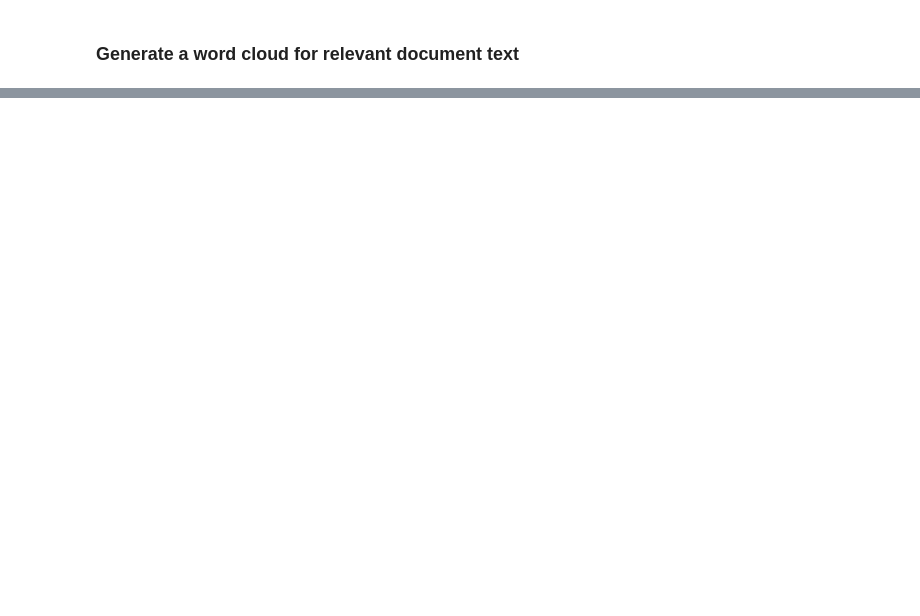
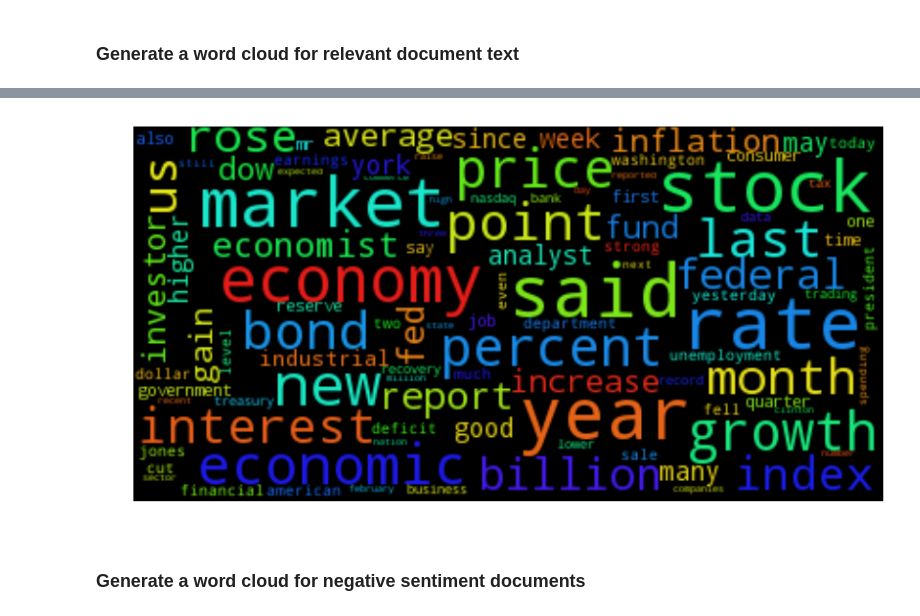
Before and after one commit to mspcvsp/EconomicNewsArticleToneRelevance, a Jupyter notebook: ExploratoryDataAnalysis.ipynb, the cells around one changed output, grey strips where cells are left out. Cells and saved outputs as stored; diff of their text form; code cells hidden in the pictures; blank space fills up the shorter version.

```diff
--- a/ExploratoryDataAnalysis.ipynb
+++ b/ExploratoryDataAnalysis.ipynb
@@ -270,0 +280,19 @@ plt.savefig('relevantArticleWC.png')
+# %%
+positive_sentiment_df = relevant_train_df[relevant_train_df["positivesentiment"] == True]
+
+positive_sentiment_text = ""
+
+for row in positive_sentiment_df.iterrows():
+    positive_sentiment_text += clean_text(row[1][text_index]) + " "
+# %%
+wordcloud = WordCloud(max_font_size=40,
+                      relative_scaling=.5,
+                      max_words=max_words).generate(positive_sentiment_text)
+plt.figure(figsize=(14,8))
+plt.imshow(wordcloud)
+plt.axis("off")
+plt.savefig('positiveSentiment.png')
+# %% [output]
+[figure, added]
+# %% [markdown]
+### Generate a word cloud for negative sentiment documents
```
Also changed, not shown: parts of 9 cells of this notebook.
